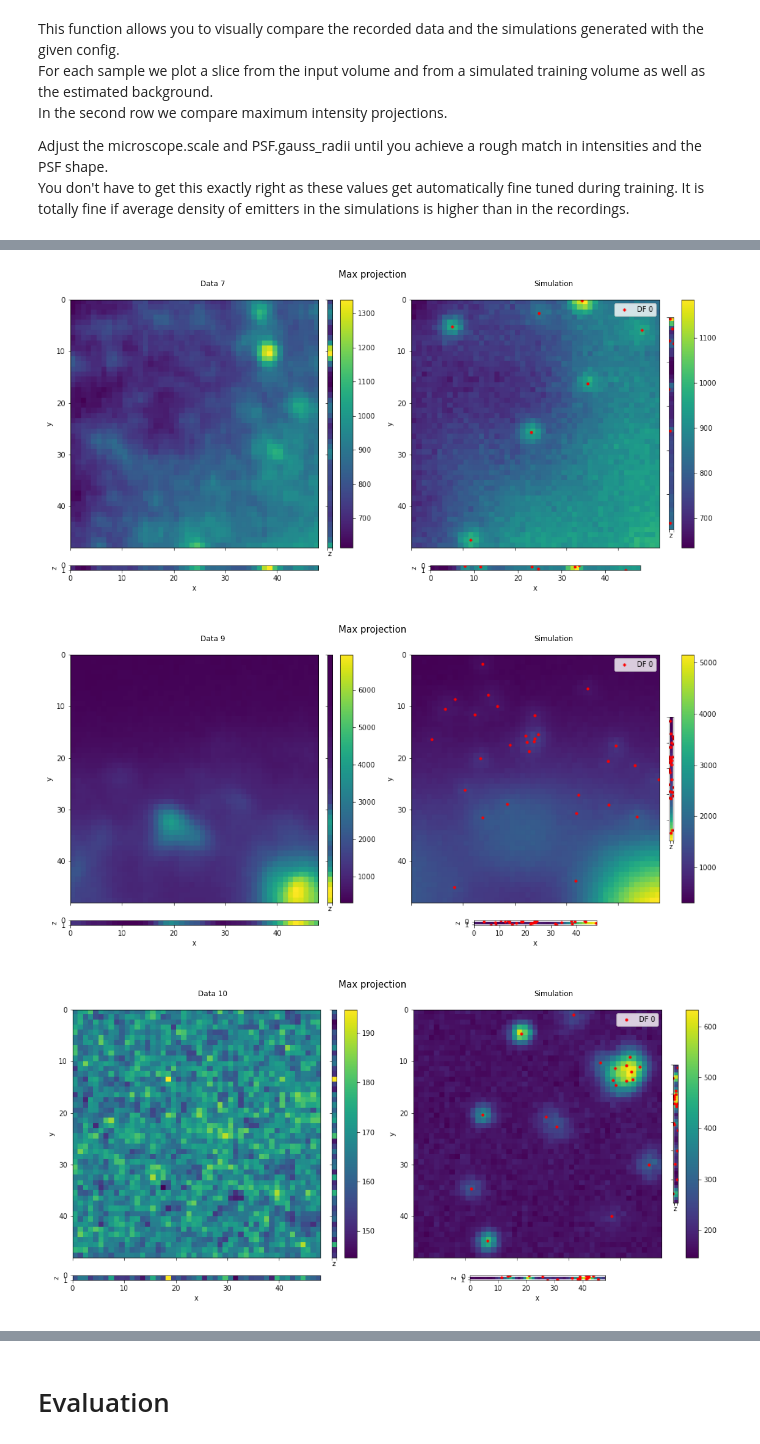
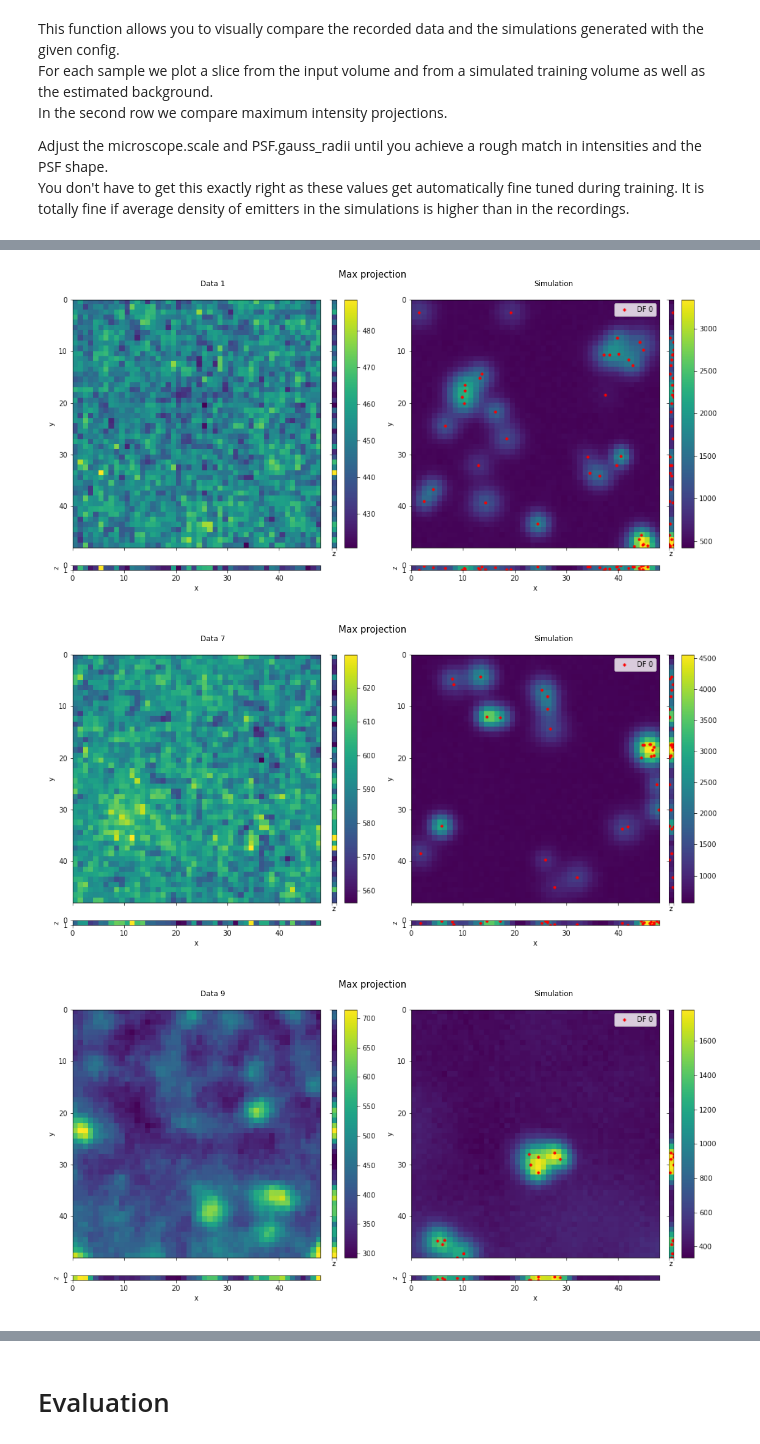
Before and after one commit to TuragaLab/decode_fish, a Jupyter notebook: exp_nbs/MERFISH_starfish.ipynb, the cells around one changed output, grey strips where cells are left out. Drawn from its saved outputs; the diff is of its cells as text; code cells hidden in the pictures.

```diff
--- a/exp_nbs/MERFISH_starfish.ipynb
+++ b/exp_nbs/MERFISH_starfish.ipynb
@@ -81,10 +82,9 @@ cfg.genm.intensity_dist.int_rate = 1.
 cfg.genm.intensity_dist.int_loc = .5
 
 cfg.training.num_iters = 50000
+
 cfg.training.int.enabled = False
-
-cfg.training.mic.enabled = True
-cfg.training.shuffle_ch = False
+cfg.training.mic.enabled = False
 
 cfg.training.bl_loss_scale: 0.005
 # cfg.training.net.opt.lr = 2e-4
@@ -93,7 +93,7 @@ cfg.training.net.min_int_sig = 1.0
 cfg.genm.microscope.scale = 60
 cfg.sim.bg_estimation.fractal.scale = 0
 
-cfg.run_name ='MERFISH_ci_2d_sl19'
+cfg.run_name ='MERFISH_ci_2d_sl20'
 
 # cfg.training.start_mic = 1e6
 # cfg.training.start_int = 1e6
@@ -101,7 +101,6 @@ cfg.run_name ='MERFISH_ci_2d_sl19'
 cfg.training.int_option = 1.
 cfg.training.mic.norm_reg = 0.
 
-cfg.evaluation.code_stats.enabled = True
 cfg.output.log_interval = 500
 
 cfg.genm.emitter_noise.rate_fac = 3.
@@ -125,3 +108,11 @@ cfg.genm.emitter_noise.int_fac = 0.25
+# %%
+cfg.training.mic.enabled = True
+cfg.training.start_mic = 1e6
+
+cfg.training.mic.par_grads.channel_facs = False
+cfg.training.mic.par_grads.channel_shifts = False
+cfg.training.mic.par_grads.theta_par = False
+cfg.training.mic.par_grads.psf_vol = False
 # %%
 fname = f'../config/experiment/{cfg.run_name}.yaml'
 OmegaConf.save(cfg, fname)
@@ -274,3 +213,3 @@ def get_simulation_statistics(decode_dl, micro, int_conc, int_rate, int_loc, int
 # %%
-get_simulation_statistics(decode_dl, micro, **cfg.intensity_dist, int_threshold=0.1, samples=12, channels=cfg.exp_type.channels, n_bits=cfg.exp_type.n_bits, psf_noise=False)
+get_simulation_statistics(decode_dl, micro, **cfg.genm.intensity_dist, int_threshold=0.1, samples=10, channels=cfg.genm.exp_type.n_channels, n_bits=cfg.genm.exp_type.n_bits, psf_noise=False, codebook=torch.tensor(code_ref))
 # %% [output]
@@ -283,3 +222,3 @@ get_simulation_statistics(decode_dl, micro, **cfg.intensity_dist, int_threshold=
-[figure, old version]
+[figure, new version]
-[figure, old version]
+[figure, new version]
-[figure, old version]
+[figure, new version]
```
Also changed, not shown: parts of 25 cells of this notebook, 39 other files.
